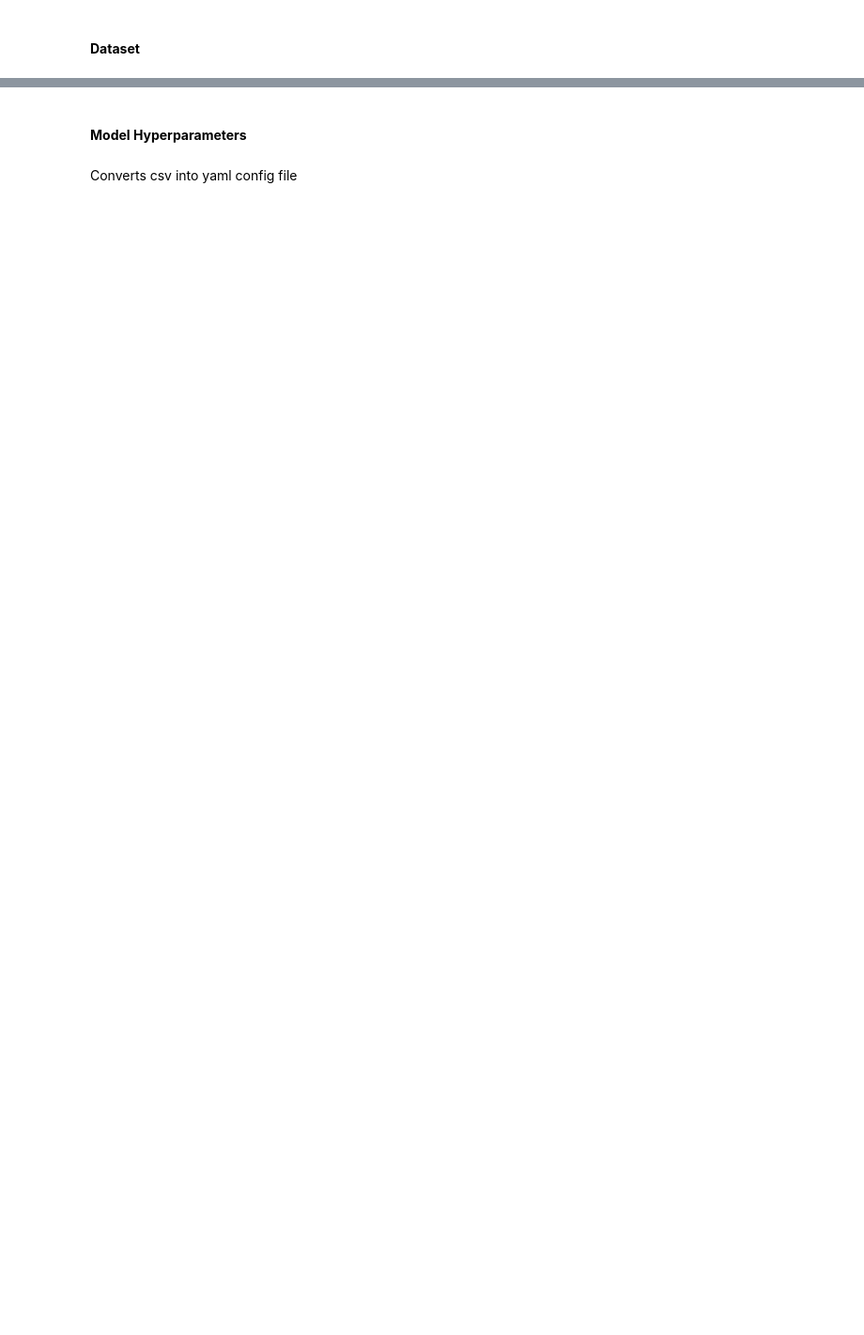
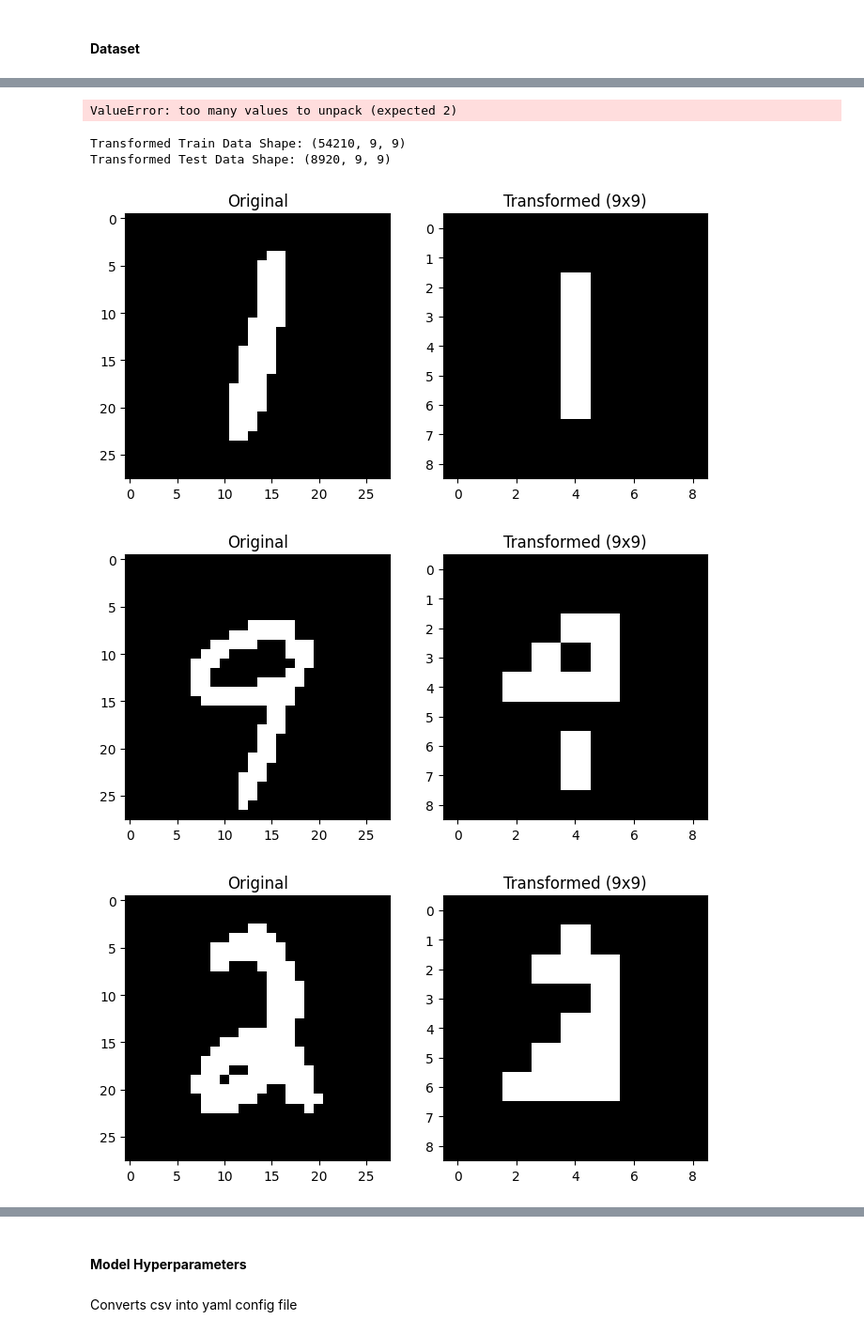
Before and after one commit to matheusmaldaner/DiffLogicVisualizer, a Jupyter notebook: model-training/train_main.ipynb, the cells around one changed output, grey strips where cells are left out. Shown: that part at 94% size. Cells and saved outputs as stored; diff of their text form; code cells hidden in the pictures; blank space fills up the shorter version.

```diff
--- a/model-training/train_main.ipynb
+++ b/model-training/train_main.ipynb
@@ -140,0 +176,32 @@ Balanced Test Dataset Size: 8920
+# %%
+# Apply the transformation to the balanced training and test datasets
+new_shape = (9, 9)  # Resize to 9x9
+transformed_train_data, transformed_train_targets = transform_dataset(
+    train_loader.dataset, image_shape, bpp, new_shape
+)
+transformed_test_data, transformed_test_targets = transform_dataset(
+    test_loader.dataset, image_shape, bpp, new_shape
+)
+# %% [output]
+ValueError: too many values to unpack (expected 2)
+# %%
+# Verify the shapes of transformed datasets
+print(f"Transformed Train Data Shape: {transformed_train_data.shape}")
+print(f"Transformed Test Data Shape: {transformed_test_data.shape}")
+
+# Optional: Visualize a few examples
+for i in range(5):
+    plt.figure(figsize=(8, 4))
+    plt.subplot(1, 2, 1)
+    plt.imshow(train_loader.dataset[i][0].numpy().reshape(image_shape), cmap='gray')
+    plt.title("Original")
+    plt.subplot(1, 2, 2)
+    plt.imshow(transformed_train_data[i], cmap='gray')
+    plt.title("Transformed (9x9)")
+    plt.show()
+# %% [output]
+Transformed Train Data Shape: (54210, 9, 9)
+Transformed Test Data Shape: (8920, 9, 9)
+[figure, added]
+[figure, added]
+[figure, added]
```
Also changed, not shown: parts of 15 cells of this notebook, 12 other files.
